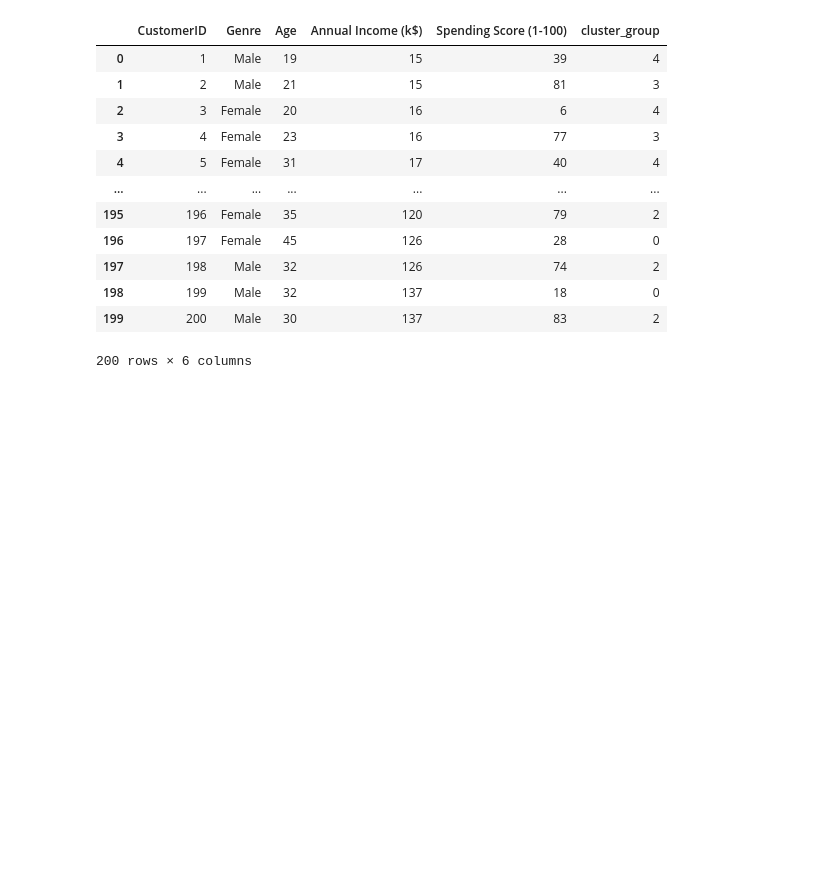
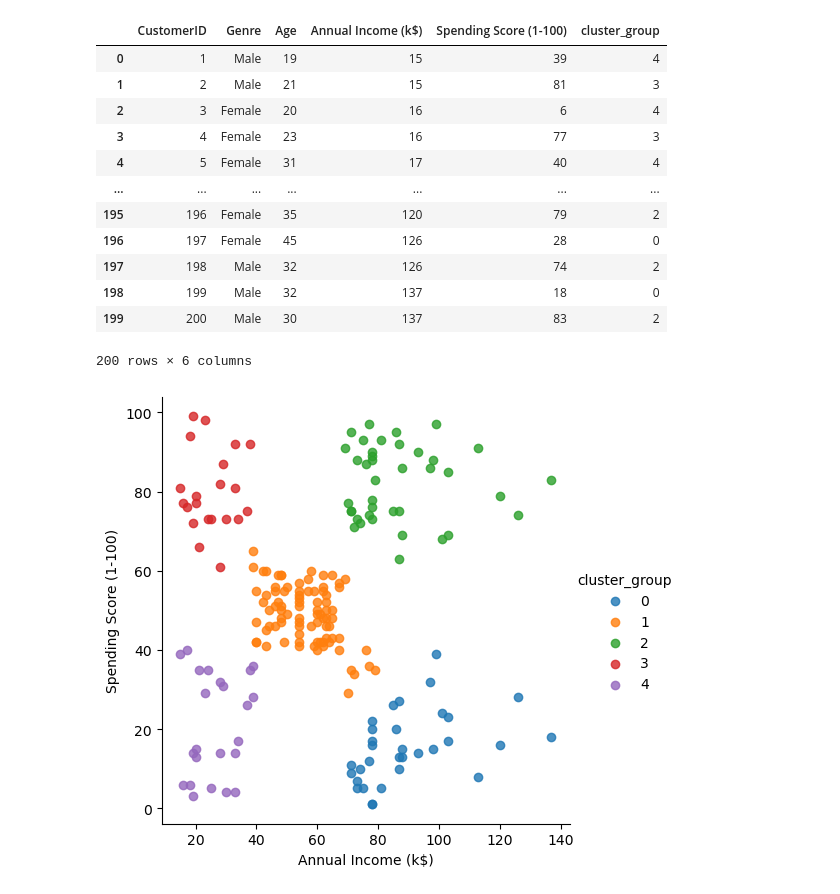
Before and after one commit to pranava007/AI_ML_Clustering_Agglomerative, a Jupyter notebook: Agglomerative.ipynb, the cells around one changed output. Saved outputs shown, nothing was run; the diff lists cells and outputs as text; code cells hidden in the pictures; blank space fills up the shorter version.

```diff
--- a/Agglomerative.ipynb
+++ b/Agglomerative.ipynb
@@ -85,4 +85,6 @@ supervice
 200 rows × 6 columns
 # %%
 import seaborn as sns
-feact = sns.lmplot(data=supervice,x=supervice.columns[3],y=supervice.columns[4],hue=supervice.columns[5],fit_reg=False,legend=True,)
+feact = sns.lmplot(data=supervice,x=supervice.columns[3],y=supervice.columns[4],hue=supervice.columns[5],fit_reg=False,legend=True,legend_out=True)
+# %% [output]
+[figure, added]
```
